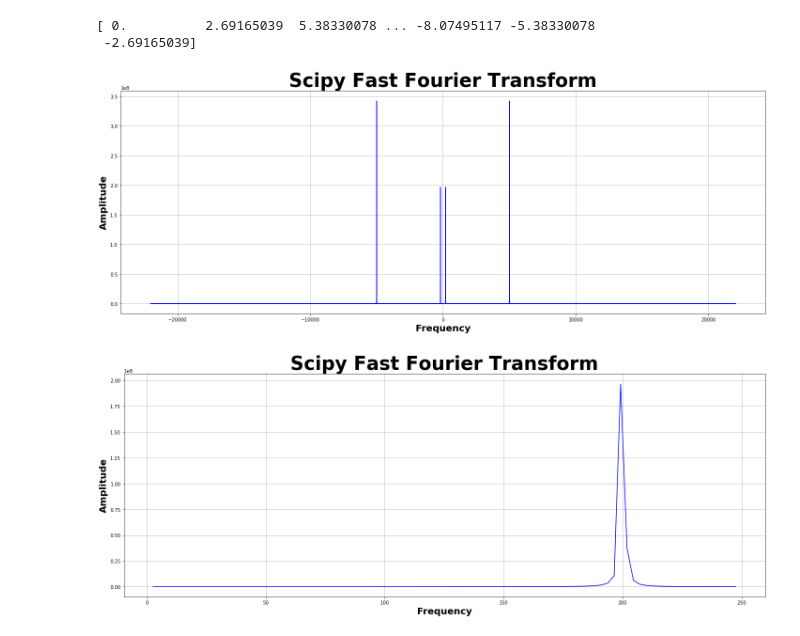
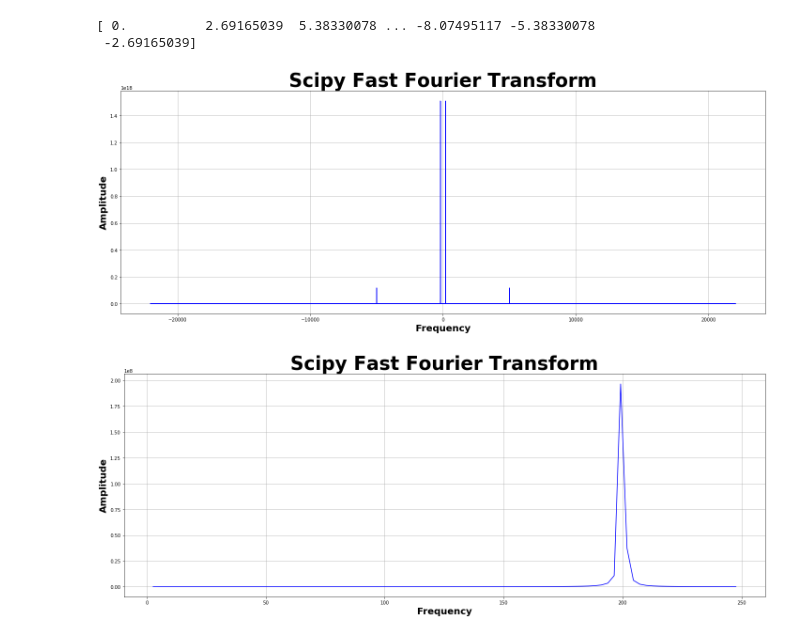
Before and after one commit to landonbuell/Buell-Senior-Thesis, a Jupyter notebook: Fourier-Transforms/Fourier_Transform_v1.ipynb, the cells around one changed output. Cells and saved outputs as stored; diff of their text form; code cells hidden in the pictures.

```diff
--- a/Fourier-Transforms/Fourier_Transform_v1.ipynb
+++ b/Fourier-Transforms/Fourier_Transform_v1.ipynb
@@ -11,7 +11,7 @@ dt = 1/rate
 f1,f2 = 200,5000
 
 t = np.arange(0,2,dt)
-x1 = 2*np.sin(2*np.pi*f1*t) + 3*np.sin(2*np.pi*f2*t)
+x1 = 5*np.sin(2*np.pi*f1*t) + 3*np.sin(2*np.pi*f2*t)
 # %% [output]
 16384
 # %%
@@ -26,16 +26,16 @@ print(fspace)
 # %%
 plt.figure(figsize=(20,8))
 plt.title("Scipy Fast Fourier Transform",size=40,weight='bold')
 plt.xlabel("Frequency",size=20,weight='bold')
 plt.ylabel("Amplitude",size=20,weight='bold')
 
-plt.plot(fspace,y1,color='blue')
+plt.plot(fspace,np.abs(y1)**2,color='blue')
 
 plt.grid()
 plt.tight_layout()
 plt.show()
 # %% [output]
-[figure, old version]
+[figure, new version]
 # %%
 plt.figure(figsize=(20,8))
 plt.title("Scipy Fast Fourier Transform",size=40,weight='bold')
```
Also changed, not shown: 2 other files.
